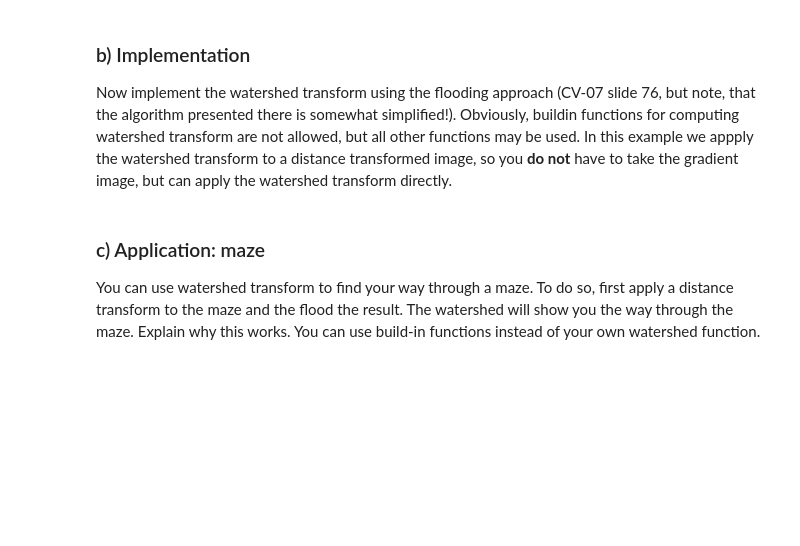
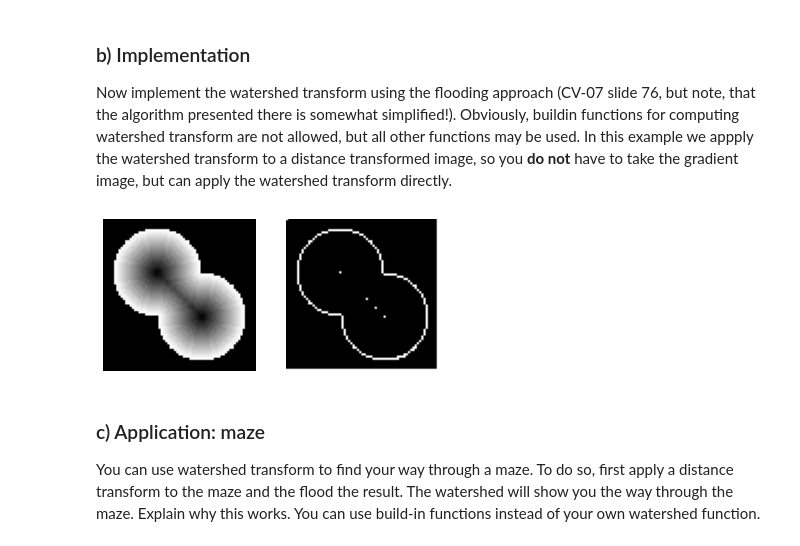
Before and after one commit to jebape/cv3_2021, a Jupyter notebook: Sheet 05/sheet05.ipynb, the cells around one changed output. Saved outputs shown, nothing was run; the diff lists cells and outputs as text; code cells hidden in the pictures; blank space fills up the shorter version.

```diff
--- a/Sheet 05/sheet05.ipynb
+++ b/Sheet 05/sheet05.ipynb
@@ -128,41 +128,80 @@ import numpy as np
 import imageio
 import matplotlib.pyplot as plt
 %matplotlib inline
-
 
 def watershed(img, step=1):
     """
     Perform watershed transform on a grayscale image.
 
     Args:
         img (ndarray): The grayscale image.
         step (int): The rise of the waterlevel at each step. Default 1.
 
     Returns:
         edges (ndarray): A binary image containing the watersheds.
     """
 
     NO_LABEL = 0
     WATERSHED = 1
-    new_label = 2
+    NEW_LABEL = 2
 
     # initialize labels
     label = np.zeros(img.shape, np.uint16)
 
-    # YOUR CODE HERE
+    # initialize shape
+    M, N = img.shape
 
+    # initialize loop variables
+    maximum = img.max()
+    h = 0
+
+    while h < maximum:
+        for i in range(M - 1):
+            for j in range(N - 1):
+                if h >= img[i][j] and label[i][j] == NO_LABEL:
+                    img_neighbors = [
+                            img[i - 1][j - 1], img[i][j - 1], img[i + 1][j - 1],
+                            img[i - 1][j],                      img[i + 1][j],
+                            img[i - 1][j + 1], img[i][j + 1], img[i + 1][j + 1]
+                        ]
+                    label_neighbors = [
+                            label[i - 1][j - 1], label[i][j - 1], label[i + 1][j - 1],
+                            label[i - 1][j],                      label[i + 1][j],
+                            label[i - 1][j + 1], label[i][j + 1], label[i + 1][j + 1]
+                        ]
+
+
+                    # isolated
+                    if all(0 == neighbor for neighbor in label_neighbors):
+                        label[i][j] = NEW_LABEL
+                    # segment
+                    elif all(label_neighbors[0] == neighbor for neighbor in label_neighbors):
+                        label[i][j] = label_neighbors[0]
+                    # watershed
+                    else:
+                        label[i][j] = WATERSHED
+
+        h += 1
+
+    for i in range(M):
+        for j in range(N):
+            label[i][j] = 0 if label[i][j] == WATERSHED else 1
+
+    return label
 
 img = imageio.imread('images/dist_circles.png', pilmode='L')
 
 plt.gray()
 plt.subplot(1,2,1)
 plt.axis('off')
 plt.imshow(img)
 
 plt.subplot(1,2,2)
 plt.axis('off')
 plt.imshow(watershed(img))
 plt.show()
+# %% [output]
+[figure, added]
 # %% [markdown]
 ### c) Application: maze
 
```
